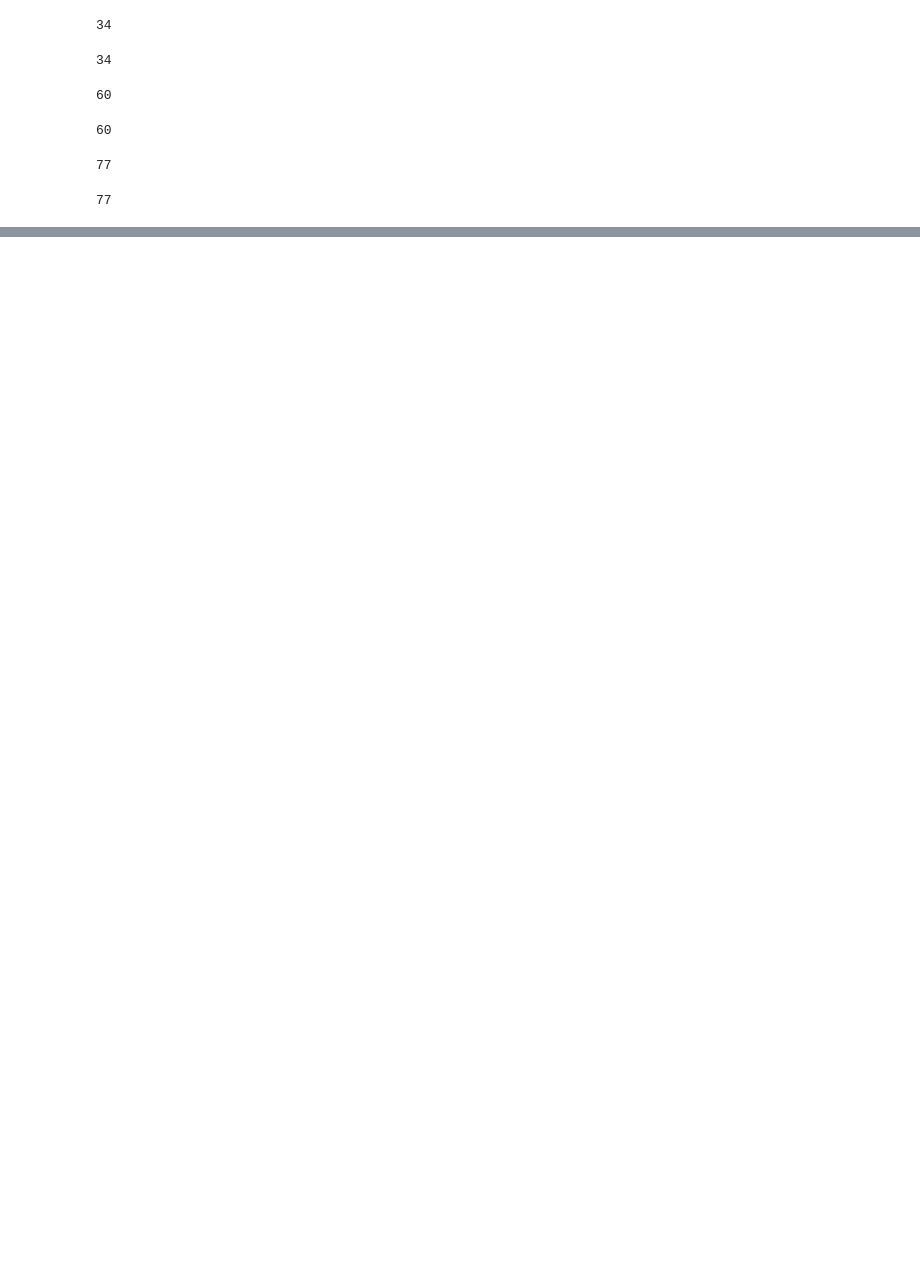
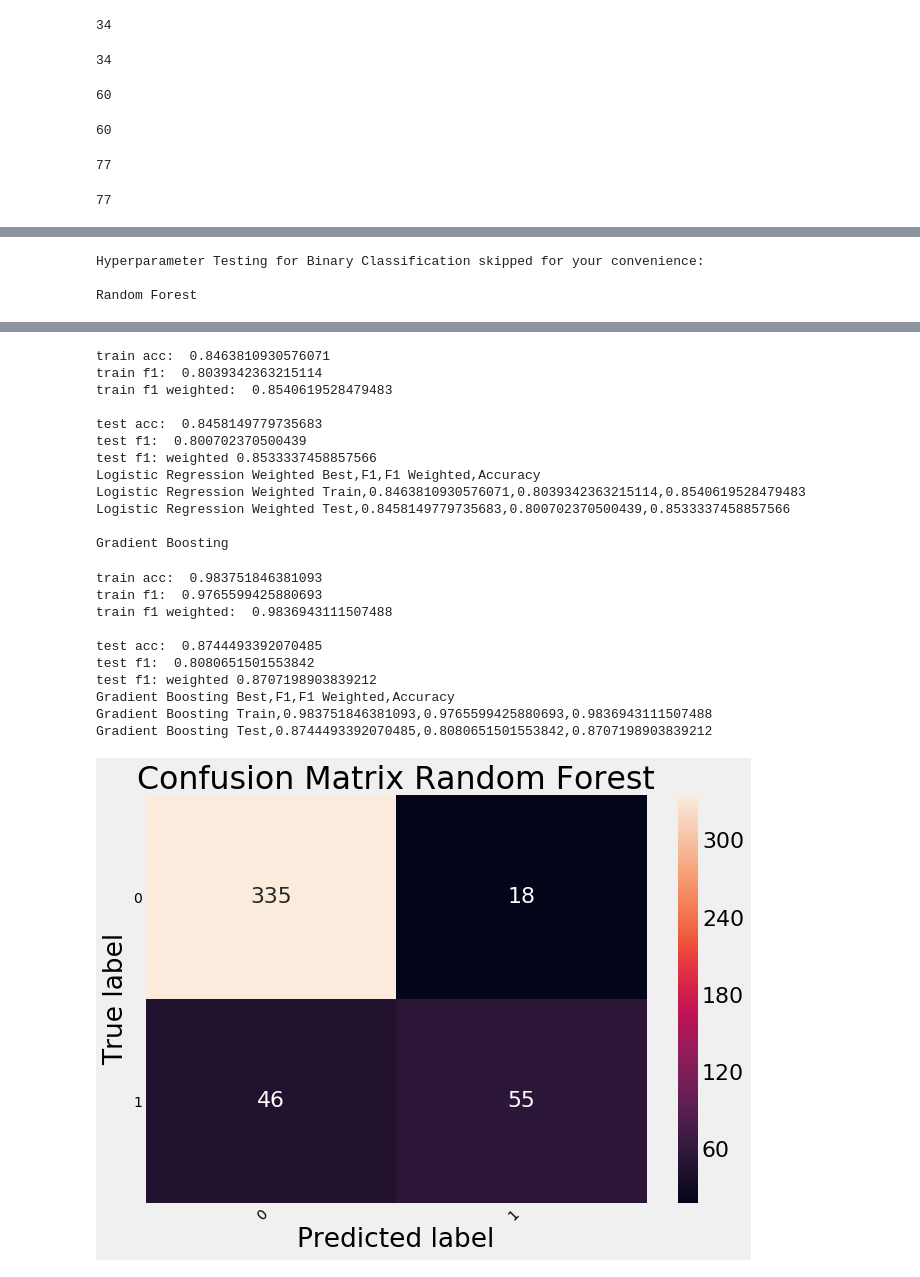
Before and after one commit to amberthomas/famine-intensity-prediction, a Jupyter notebook: modis_data/Model_Walk_Through.ipynb, the cells around one changed output, grey strips where cells are left out. Drawn from its saved outputs; the diff is of its cells as text; code cells hidden in the pictures; blank space fills up the shorter version.

```diff
--- a/modis_data/Model_Walk_Through.ipynb
+++ b/modis_data/Model_Walk_Through.ipynb
@@ -1800,0 +494,26 @@ Random Forest Test,0.6202247191011236,0.3485682348179698,0.5981452174702027
+# %%
+#Binary Tests
+print('Hyperparameter Testing for Binary Classification skipped for your convenience:\n')
+print("Random Forest")
+rf = RandomForestClassifier(n_estimators = 1500, max_depth=4, random_state = 42)
+classifier_train_test(rf, train_features, train_labels, test_features, test_labels, (0,2), title = 'Random Forest')
+print("\nRandom Forest Variable importance:")
+get_RF_variable_importance(rf, feature_list, 'Binary RF')
+print("\nRandom Forest Weighted Penalty")
+rf = RandomForestClassifier(n_estimators = 1000, max_depth=2, class_weight = 'balanced', random_state = 42)
+classifier_train_test(rf, train_features, train_labels, test_features, test_labels, (0,2), title = 'Random Forest Weighted')
+print("\nRandom Forest Variable importance:")
+get_RF_variable_importance(rf, feature_list, 'Weighted Binary RF')
+print("\nLogistic Regression")
+lr = LogisticRegression(C= .7, random_state = 42)
+classifier_train_test(lr, train_features, train_labels, test_features, test_labels, (0,2), title = 'Logistic Regression')
+print("\nLogistic Regression Weighted Penalty")
+lr = LogisticRegression(C= .5, class_weight = 'balanced', random_state = 42)
+classifier_train_test(lr, train_features, train_labels, test_features, test_labels, (0,2), title = 'Logistic Regression Weighted')
+print("\nGradient Boosting")
+gb = GradientBoostingClassifier(n_estimators = 500,random_state = 42, subsample = .15, max_depth=3, max_features = 10)
+classifier_train_test(gb, train_features, train_labels, test_features, test_labels, (0,2), title = 'Gradient Boosting')
+# %% [output]
+Hyperparameter Testing for Binary Classification skipped for your convenience:
+
+Random Forest
@@ -1800,0 +554,23 @@ Random Forest Test,0.6202247191011236,0.3485682348179698,0.5981452174702027
+train acc:  0.8463810930576071
+train f1:  0.8039342363215114
+train f1 weighted:  0.8540619528479483
+
+test acc:  0.8458149779735683
+test f1:  0.800702370500439
+test f1: weighted 0.8533337458857566
+Logistic Regression Weighted Best,F1,F1 Weighted,Accuracy
+Logistic Regression Weighted Train,0.8463810930576071,0.8039342363215114,0.8540619528479483
+Logistic Regression Weighted Test,0.8458149779735683,0.800702370500439,0.8533337458857566
+
+Gradient Boosting
+train acc:  0.983751846381093
+train f1:  0.9765599425880693
+train f1 weighted:  0.9836943111507488
+
+test acc:  0.8744493392070485
+test f1:  0.8080651501553842
+test f1: weighted 0.8707198903839212
+Gradient Boosting Best,F1,F1 Weighted,Accuracy
+Gradient Boosting Train,0.983751846381093,0.9765599425880693,0.9836943111507488
+Gradient Boosting Test,0.8744493392070485,0.8080651501553842,0.8707198903839212
+[figure, added]
```
Also changed, not shown: parts of 54 cells of this notebook, 20 other files.
